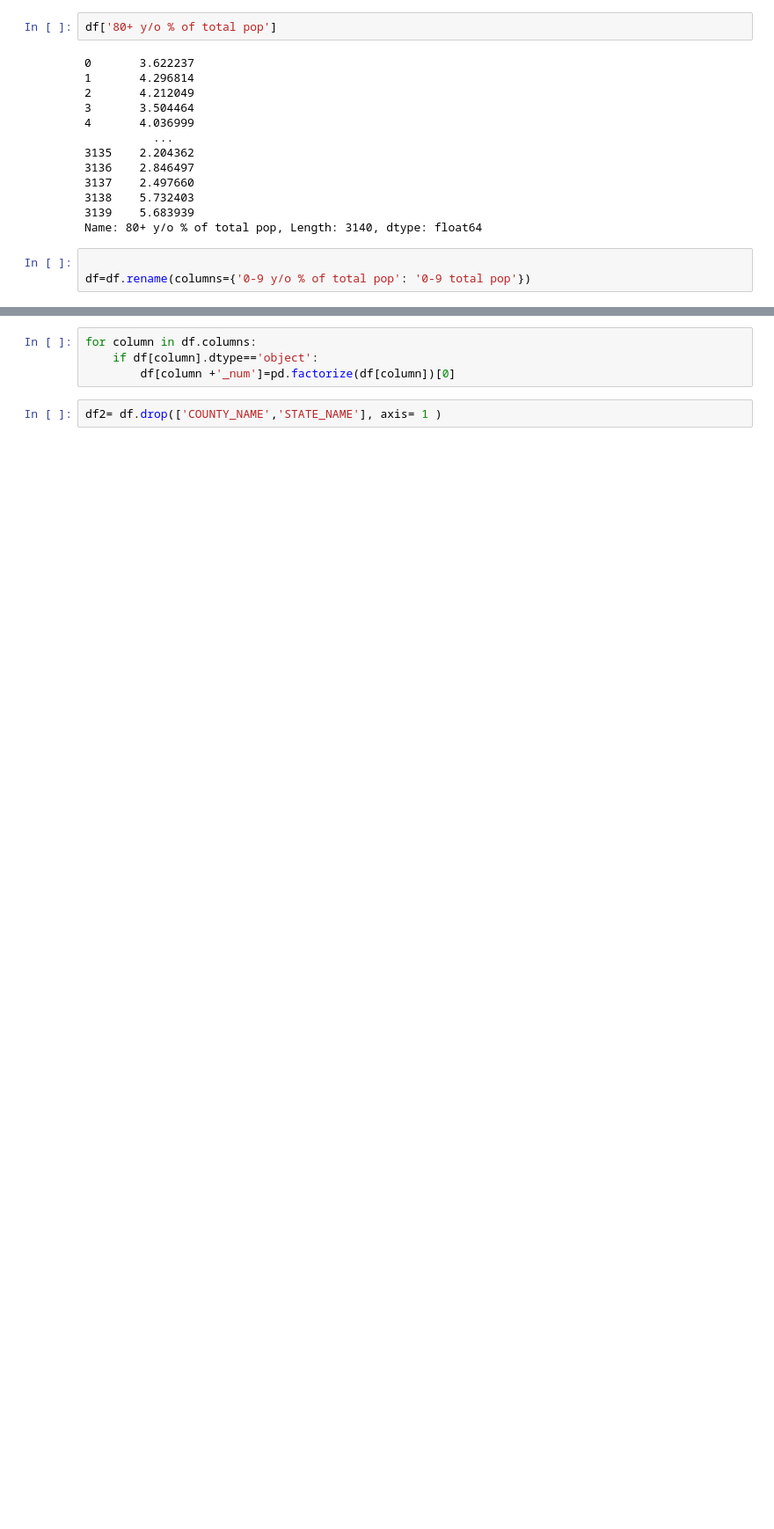
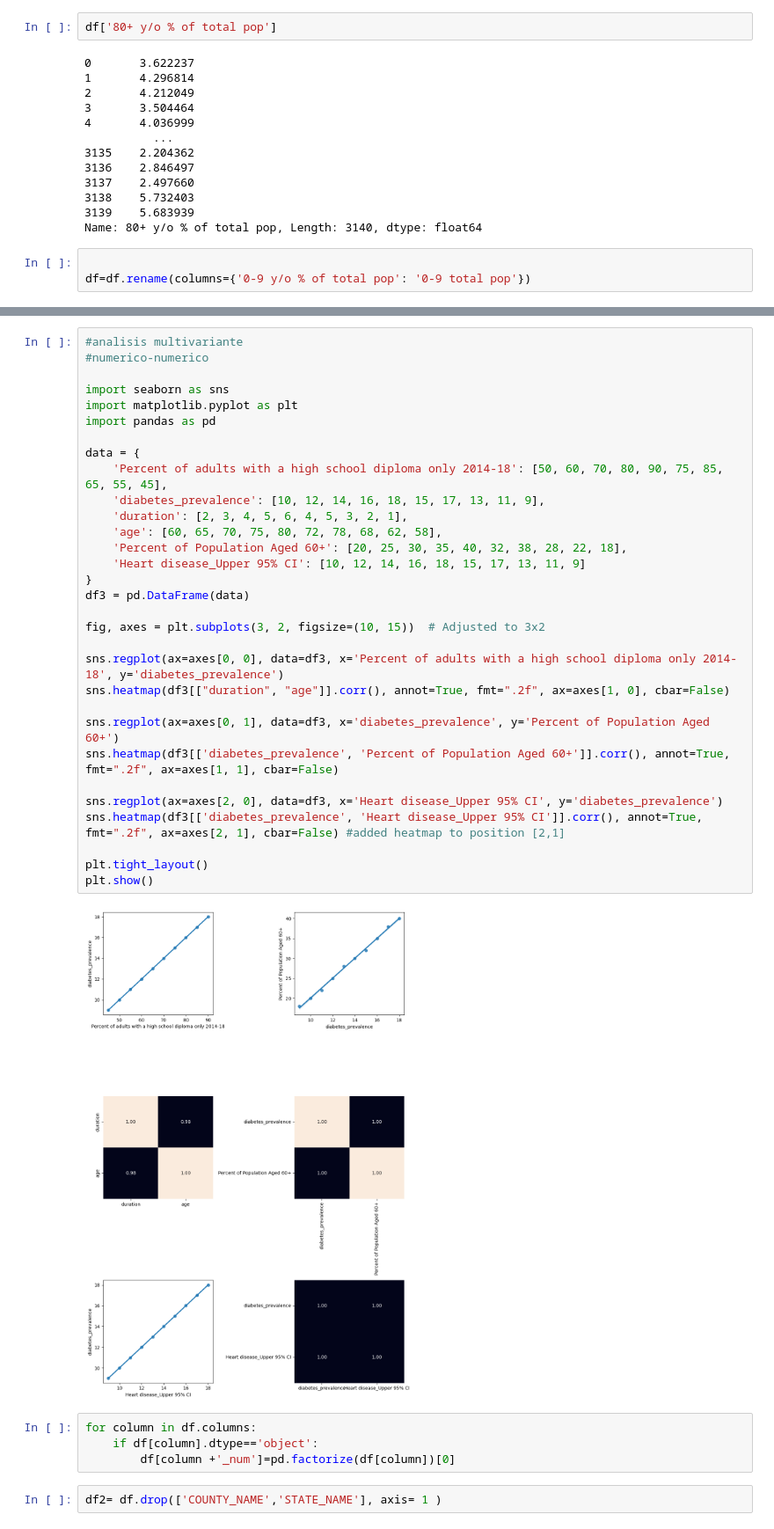
Before and after one commit to Valenfrc/modelos_lineales_regularizados-main, a Jupyter notebook: src/explore.ipynb, the cells around one changed output, grey strips where cells are left out. Shown: that part at 88% size. Cells and saved outputs as stored; diff of their text form; blank space fills up the shorter version.

```diff
--- a/src/explore.ipynb
+++ b/src/explore.ipynb
@@ -243,3 +216,36 @@ KeyError: 'age'
+# %%
+#analisis multivariante
+#numerico-numerico
+
+import seaborn as sns
+import matplotlib.pyplot as plt
+import pandas as pd
+
+data = {
+    'Percent of adults with a high school diploma only 2014-18': [50, 60, 70, 80, 90, 75, 85, 65, 55, 45],
+    'diabetes_prevalence': [10, 12, 14, 16, 18, 15, 17, 13, 11, 9],
+    'duration': [2, 3, 4, 5, 6, 4, 5, 3, 2, 1],
+    'age': [60, 65, 70, 75, 80, 72, 78, 68, 62, 58],
+    'Percent of Population Aged 60+': [20, 25, 30, 35, 40, 32, 38, 28, 22, 18],
+    'Heart disease_Upper 95% CI': [10, 12, 14, 16, 18, 15, 17, 13, 11, 9]
+}
+df3 = pd.DataFrame(data)
+
+fig, axes = plt.subplots(3, 2, figsize=(10, 15))  # Adjusted to 3x2
+
+sns.regplot(ax=axes[0, 0], data=df3, x='Percent of adults with a high school diploma only 2014-18', y='diabetes_prevalence')
+sns.heatmap(df3[["duration", "age"]].corr(), annot=True, fmt=".2f", ax=axes[1, 0], cbar=False)
+
+sns.regplot(ax=axes[0, 1], data=df3, x='diabetes_prevalence', y='Percent of Population Aged 60+')
+sns.heatmap(df3[['diabetes_prevalence', 'Percent of Population Aged 60+']].corr(), annot=True, fmt=".2f", ax=axes[1, 1], cbar=False)
+
+sns.regplot(ax=axes[2, 0], data=df3, x='Heart disease_Upper 95% CI', y='diabetes_prevalence')
+sns.heatmap(df3[['diabetes_prevalence', 'Heart disease_Upper 95% CI']].corr(), annot=True, fmt=".2f", ax=axes[2, 1], cbar=False) #added heatmap to position [2,1]
+
+plt.tight_layout()
+plt.show()
+# %% [output]
+[figure, added]
 # %%
 for column in df.columns:
     if df[column].dtype=='object':
```
Also changed, not shown: parts of 5 cells of this notebook.
